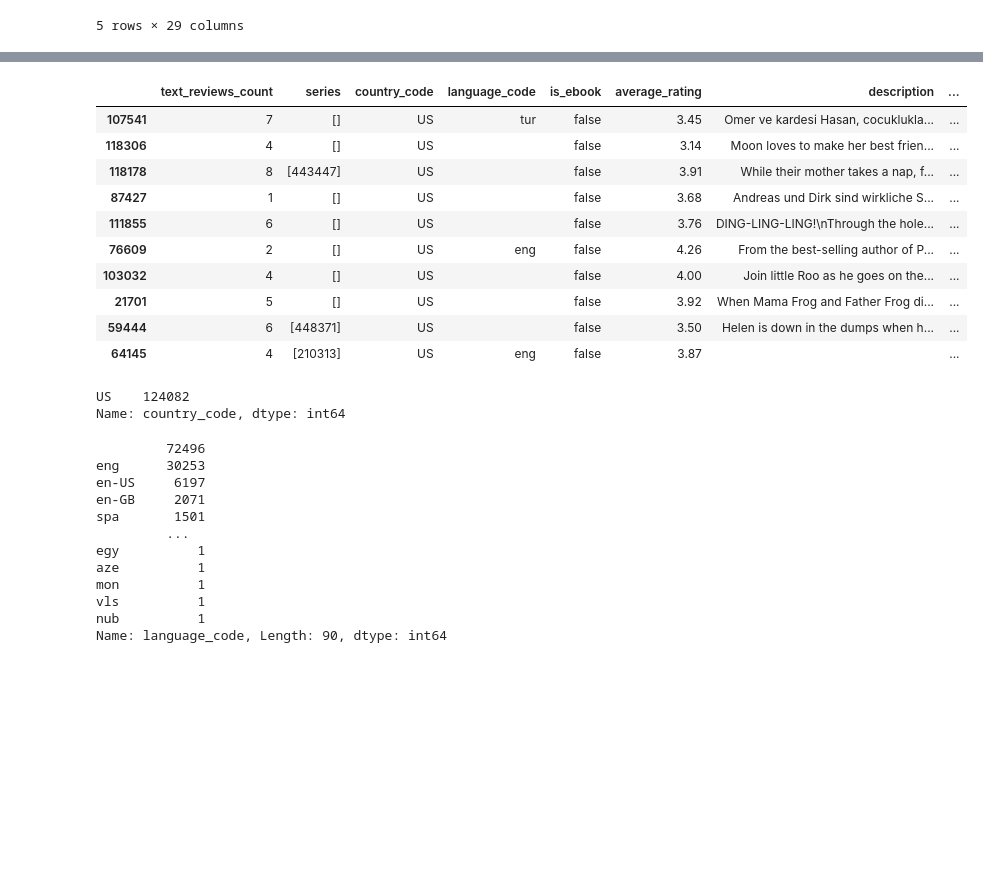
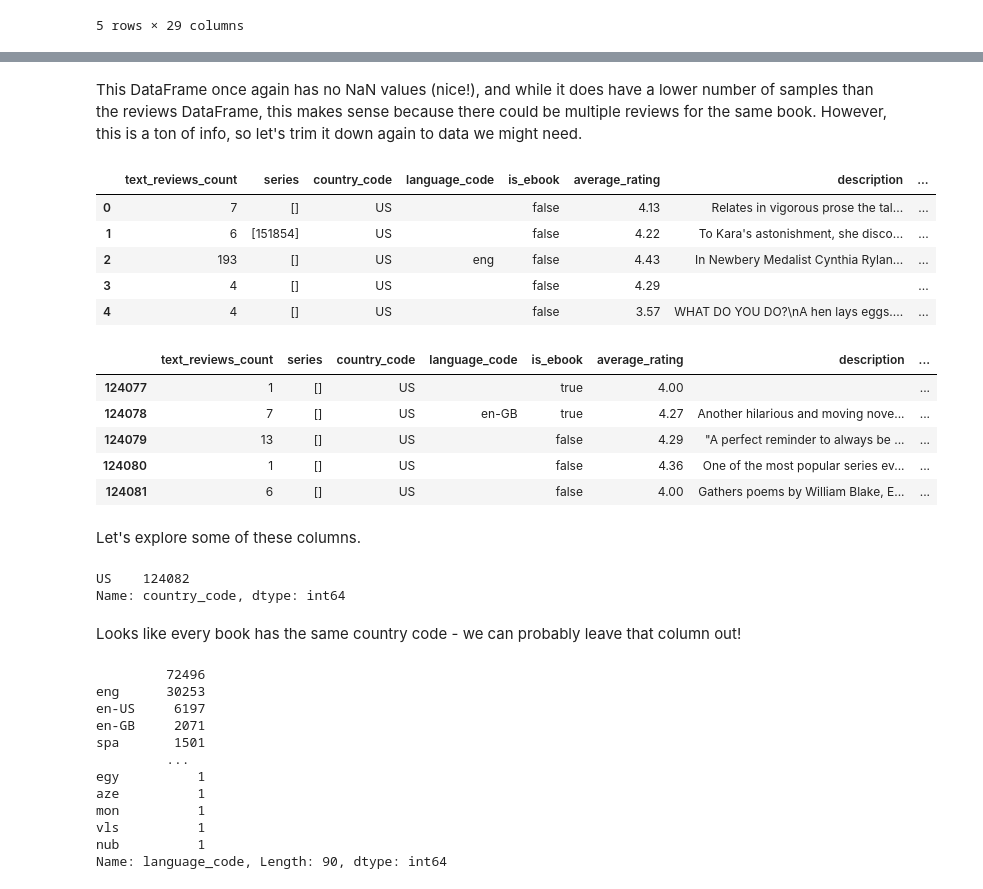
Before and after one commit to Data-Science-for-Linguists-2023/Goodreads-Genre-Reviews-Analysis, a Jupyter notebook: Data_Exploration.ipynb, the cells around one changed output, grey strips where cells are left out. Cells and saved outputs as stored; diff of their text form; code cells hidden in the pictures; blank space fills up the shorter version.

```diff
--- a/Data_Exploration.ipynb
+++ b/Data_Exploration.ipynb
@@ -82,27 +98,37 @@ Data columns (total 29 columns):
  28  title_without_series  124082 non-null  object
 dtypes: float64(1), int64(4), object(24)
 memory usage: 27.5+ MB
+# %% [markdown]
+This DataFrame once again has no NaN values (nice!), and while it does have a lower number of samples than the reviews DataFrame, this makes sense because there could be multiple reviews for the same book. However, this is a ton of info, so let's trim it down again to data we might need.
 # %%
 books_df = books[['text_reviews_count', 'series', 'country_code', 'language_code', 'is_ebook', 'average_rating', 'description', 'format', 'authors', 'publisher', 'num_pages', 'edition_information', 'publication_year', 'book_id', 'ratings_count', 'title', 'title_without_series']]
 # %%
-books_df.sample(10)
+books_df.head()
 # %% [output]
 |  | text_reviews_count | series | country_code | language_code | is_ebook | average_rating | description | ... |
-| 107541 | 7 | [] | US | tur | false | 3.45 | Omer ve kardesi Hasan, cocuklukla... | ... |
-| 118306 | 4 | [] | US |  | false | 3.14 | Moon loves to make her best frien... | ... |
-| 118178 | 8 | [443447] | US |  | false | 3.91 | While their mother takes a nap, f... | ... |
-| 87427 | 1 | [] | US |  | false | 3.68 | Andreas und Dirk sind wirkliche S... | ... |
-| 111855 | 6 | [] | US |  | false | 3.76 | DING-LING-LING!\nThrough the hole... | ... |
-| 76609 | 2 | [] | US | eng | false | 4.26 | From the best-selling author of P... | ... |
-| 103032 | 4 | [] | US |  | false | 4.00 | Join little Roo as he goes on the... | ... |
-| 21701 | 5 | [] | US |  | false | 3.92 | When Mama Frog and Father Frog di... | ... |
-| 59444 | 6 | [448371] | US |  | false | 3.50 | Helen is down in the dumps when h... | ... |
-| 64145 | 4 | [210313] | US | eng | false | 3.87 |  | ... |
+| 0 | 7 | [] | US |  | false | 4.13 | Relates in vigorous prose the tal... | ... |
+| 1 | 6 | [151854] | US |  | false | 4.22 | To Kara's astonishment, she disco... | ... |
+| 2 | 193 | [] | US | eng | false | 4.43 | In Newbery Medalist Cynthia Rylan... | ... |
+| 3 | 4 | [] | US |  | false | 4.29 |  | ... |
+| 4 | 4 | [] | US |  | false | 3.57 | WHAT DO YOU DO?\nA hen lays eggs.... | ... |
+# %%
+books_df.tail()
+# %% [output]
+|  | text_reviews_count | series | country_code | language_code | is_ebook | average_rating | description | ... |
+| 124077 | 1 | [] | US |  | true | 4.00 |  | ... |
+| 124078 | 7 | [] | US | en-GB | true | 4.27 | Another hilarious and moving nove... | ... |
+| 124079 | 13 | [] | US |  | false | 4.29 | "A perfect reminder to always be ... | ... |
+| 124080 | 1 | [] | US |  | false | 4.36 | One of the most popular series ev... | ... |
+| 124081 | 6 | [] | US |  | false | 4.00 | Gathers poems by William Blake, E... | ... |
+# %% [markdown]
+Let's explore some of these columns.
 # %%
 books_df.country_code.value_counts()
 # %% [output]
 US    124082
 Name: country_code, dtype: int64
+# %% [markdown]
+Looks like every book has the same country code - we can probably leave that column out!
 # %%
 books_df.language_code.value_counts()
 # %% [output]
```
Also changed, not shown: parts of 109 cells of this notebook.
